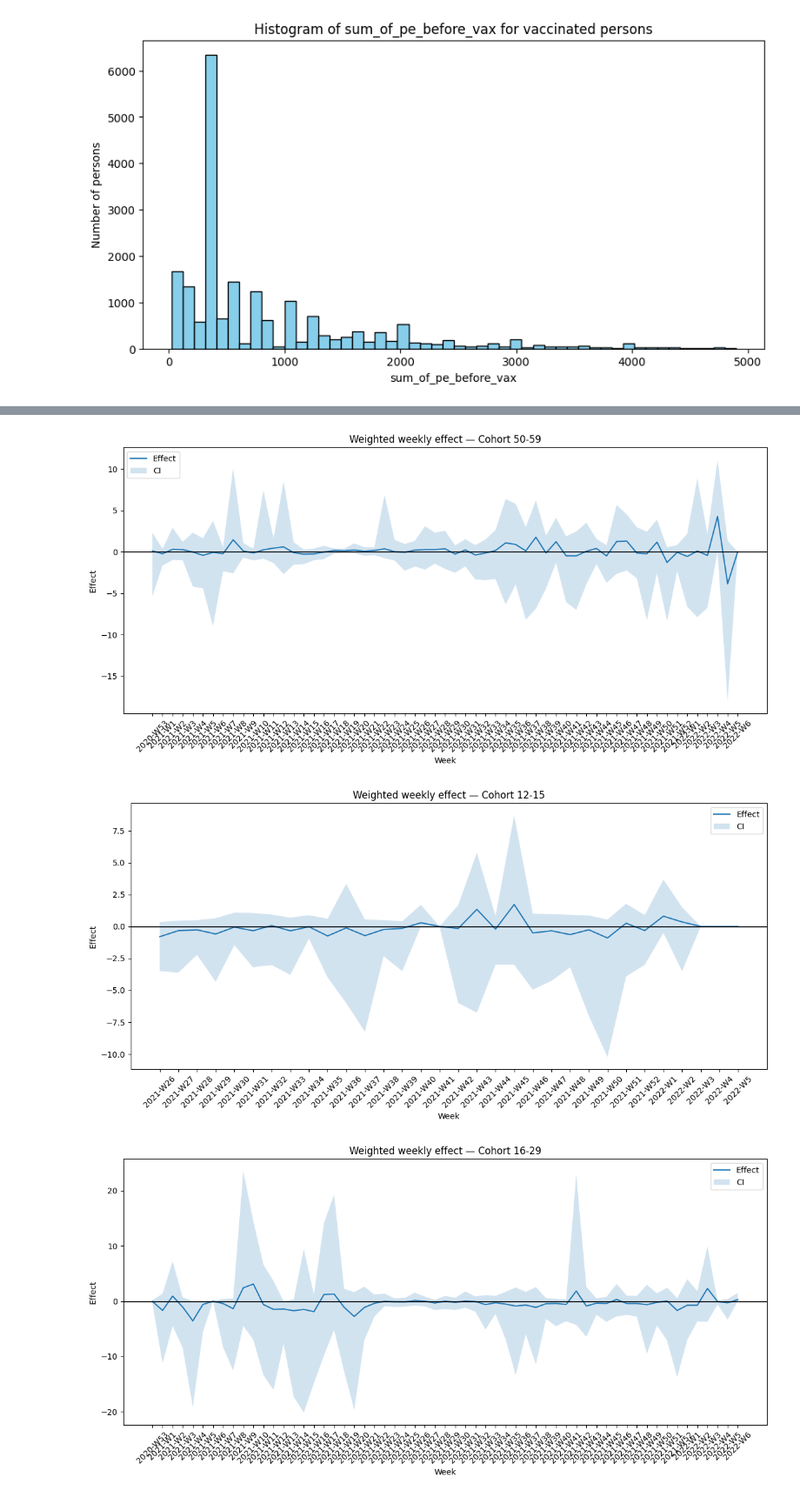
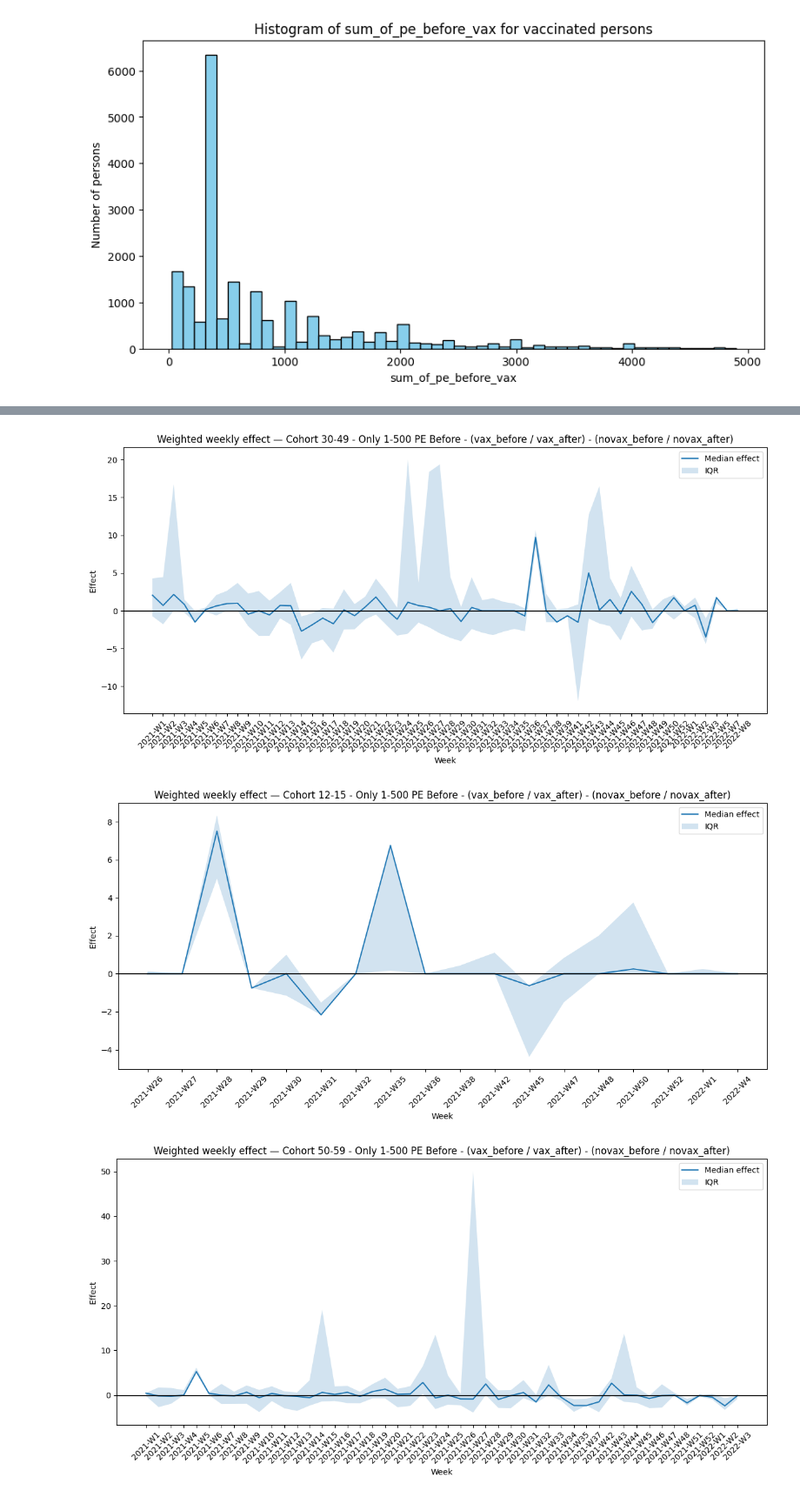
Before and after one commit to ROGR3/ARCHA21-DATACON, a Jupyter notebook: matching_analysis.ipynb, the cells around one changed output, grey strips where cells are left out. Shown at 87% size. Cells and saved outputs as stored; diff of their text form; code cells hidden in the pictures.

```diff
--- a/matching_analysis.ipynb
+++ b/matching_analysis.ipynb
@@ -522,0 +449,26 @@ Processed 99 runs
+# %%
+for cohort, date_map in median_map.items():
+    sorted_dates = sorted(date_map.keys())
+    y_mean = [median_map[cohort][d] for d in sorted_dates]
+    y_lower = [iqr_map[cohort][d][0] for d in sorted_dates]
+    y_upper = [iqr_map[cohort][d][1] for d in sorted_dates]
+
+    fig, ax = plt.subplots(figsize=(10, 5))
+
+    # plot mean
+    ax.plot(sorted_dates, y_mean, label="Effect")
+
+    # fill CI
+    ax.fill_between(sorted_dates, y_lower, y_upper, alpha=0.2, label="IQR")
+
+    ax.axhline(0, color="black", linewidth=1)
+
+    ax.set_title(
+        f"Effect with CI — Cohort {cohort} - Only 1-500 PE Before - (vax_before / vax_after) - (novax_before / novax_after)"
+    )
+    ax.legend()
+    fig.autofmt_xdate()
+    fig.tight_layout()
+    fig.savefig(f"runs/median_and_iqr/1_to_500_PE/effect_over_time_{cohort}.png")
+    plt.show()
+    plt.close(fig)
@@ -603,13 +563,12 @@ def plot_weekly(weekly_mean, weekly_ci):
         plt.show()
 # %%
 weights = compute_weights(vax_people)
-weekly_mean, weekly_ci = aggregate_weekly_weighted(
+weekly_median, weekly_iqr = aggregate_weekly_weighted(
     effects,
     weights,
-    ci_level=0.95,
 )
-plot_weekly(weekly_mean, weekly_ci)
+plot_weekly(weekly_median, weekly_iqr)
 # %% [output]
-[figure, old version]
+[figure, new version]
-[figure, old version]
+[figure, new version]
-[figure, old version]
+[figure, new version]
```
Also changed, not shown: parts of 9 cells of this notebook, 55 other files.
